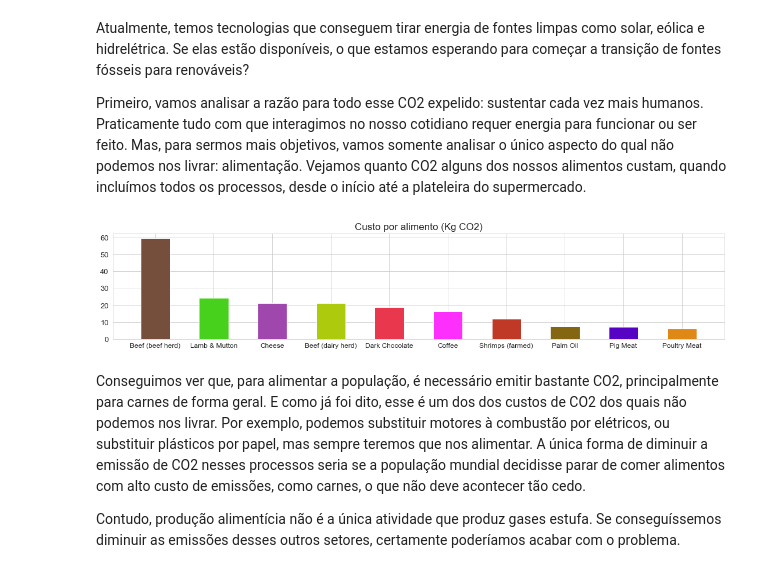
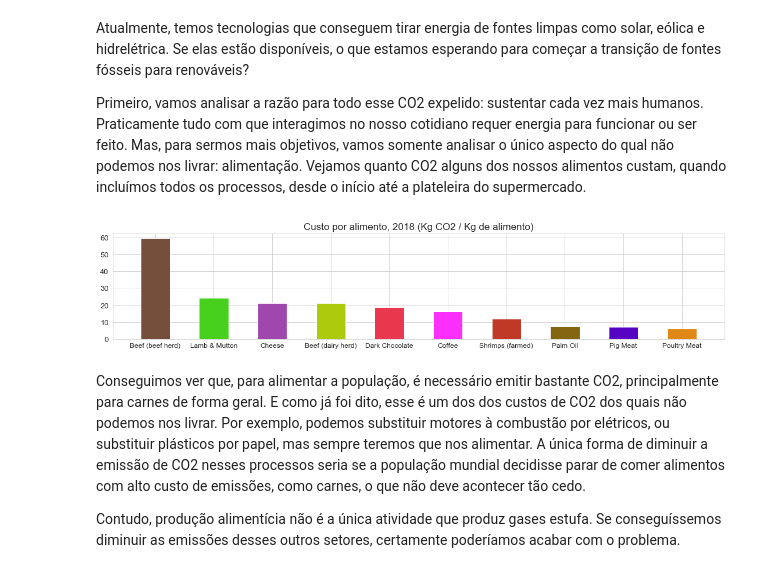
Before and after one commit to leoDomingos/Introducao-ao-aquecimento-global, a Jupyter notebook: main.ipynb, the cells around one changed output. Cells and saved outputs as stored; diff of their text form; code cells hidden in the pictures.

```diff
--- a/main.ipynb
+++ b/main.ipynb
@@ -315,20 +313,20 @@ sorted_alimentos_df = alimentos_df.sort_values("Emissão", ascending=False, axis
 # %%
 # Gráfico, somente dos X mais poluentes
 quantidade_de_alimentos = 10
 np.random.seed(35)
 food_colors = []
 for i in range(10):
     color_triplet_food = np.random.uniform(0,1,3)
     food_colors.append(color_triplet_food)
 sns.set_style("whitegrid")
 plt.subplots(figsize = (quantidade_de_alimentos * 1.5, 3))
-plt.title("Custo por alimento (Kg CO2)", fontsize=17)
+plt.title("Custo por alimento, 2018 (Kg CO2 / Kg de alimento)", fontsize=17)
 plt.tight_layout(pad=0)
 plt.yticks(fontsize=13)
 plt.xticks(fontsize=12)
 plt.bar(x = sorted_alimentos_df["Alimento"][:quantidade_de_alimentos], height = sorted_alimentos_df["Emissão"][:quantidade_de_alimentos], width=0.5, color=food_colors);
 # %% [output]
-[figure, old version]
+[figure, new version]
 # %% [markdown]
 Conseguimos ver que, para alimentar a população, é necessário emitir bastante CO2, principalmente para carnes de forma geral. E como já foi dito, esse é um dos dos custos de CO2 dos quais não podemos nos livrar. Por exemplo, podemos substituir motores à combustão por elétricos, ou substituir plásticos por papel, mas sempre teremos que nos alimentar. A única forma de diminuir a emissão de CO2 nesses processos seria se a população mundial decidisse parar de comer alimentos com alto custo de emissões, como carnes, o que não deve acontecer tão cedo.
 
```
Also changed, not shown: parts of 3 cells of this notebook, 3 other files.
